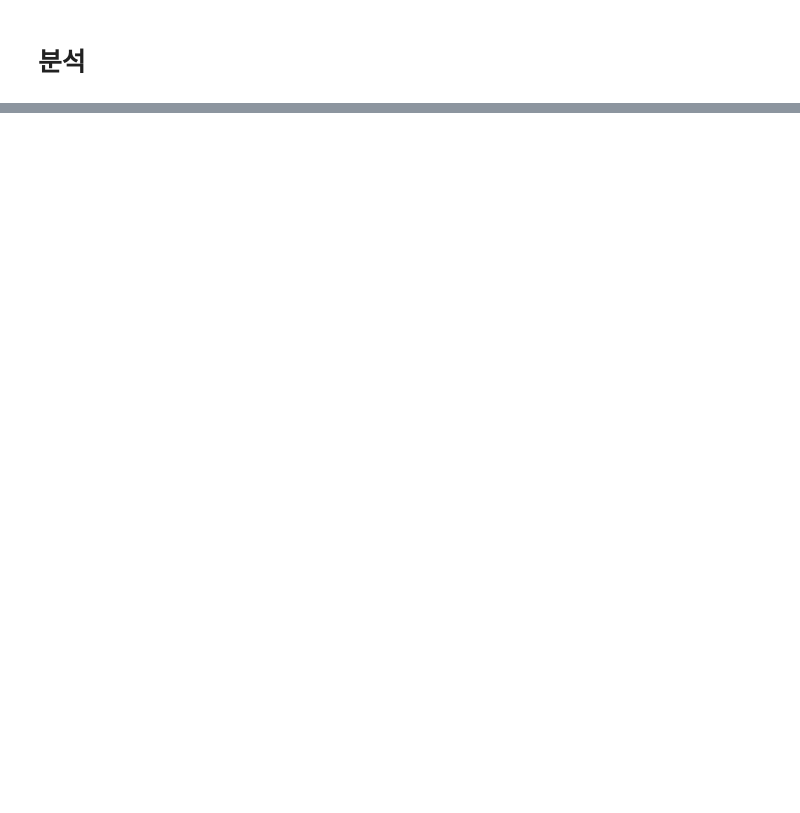
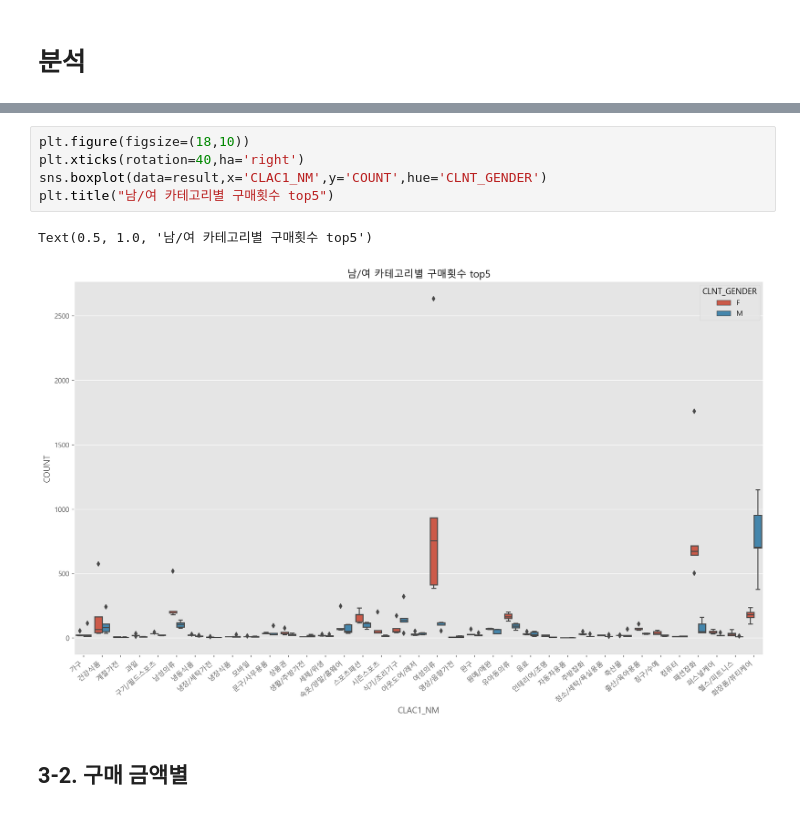
Before and after one commit to meucham11/Python3, a Jupyter notebook: Project/lpoint/01_lpoint_analysis.ipynb, the cells around one changed output, grey strips where cells are left out. Cells and saved outputs as stored; diff of their text form; blank space fills up the shorter version.

```diff
--- a/Project/lpoint/01_lpoint_analysis.ipynb
+++ b/Project/lpoint/01_lpoint_analysis.ipynb
@@ -86,0 +226,10 @@ del prod_sess
+# %%
+plt.figure(figsize=(18,10))
+plt.xticks(rotation=40,ha='right')
+sns.boxplot(data=result,x='CLAC1_NM',y='COUNT',hue='CLNT_GENDER')
+plt.title("남/여 카테고리별 구매횟수 top5")
+# %% [output]
+Text(0.5, 1.0, '남/여 카테고리별 구매횟수 top5')
+[figure, added]
+# %% [markdown]
+## 3-2. 구매 금액별
```
Also changed, not shown: parts of 37 cells of this notebook, 1 other file.
